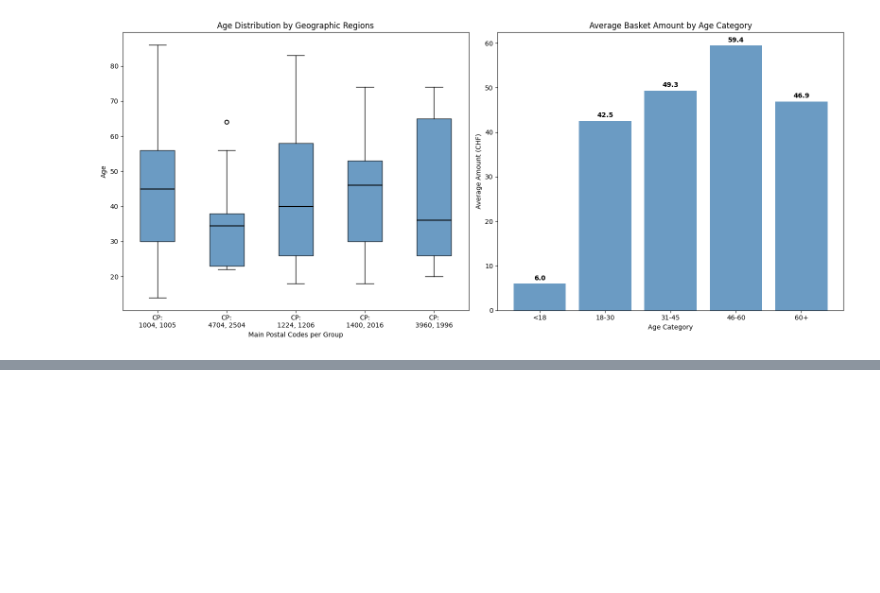
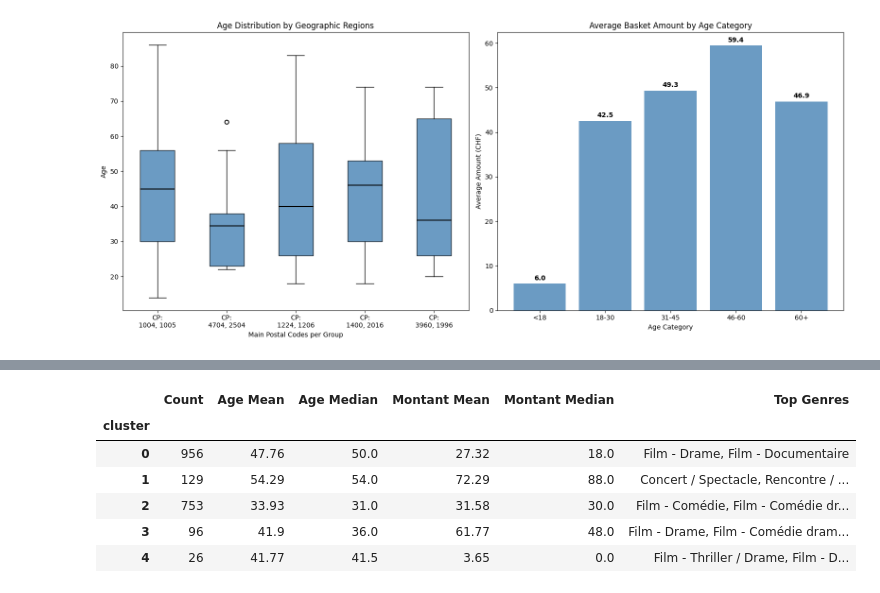
Before and after one commit to twillixa/Algorithm-in-BI, a Jupyter notebook: Main.ipynb, the cells around one changed output, grey strips where cells are left out. Drawn from its saved outputs; the diff is of its cells as text; code cells hidden in the pictures; blank space fills up the shorter version.

```diff
--- a/Main.ipynb
+++ b/Main.ipynb
@@ -551,0 +722,31 @@ Data ready: 5148 valid rows found with exact coordinates.
+# %%
+# Summary table per cluster
+summary = cluster_df.groupby("cluster").agg(
+    count=("AGE", "count"),
+    age_mean=("AGE", "mean"),
+    age_median=("AGE", "median"),
+    montant_mean=("MONTANT", "mean"),
+    montant_median=("MONTANT", "median"),
+).round(2)
+
+# Add top 2 genres per cluster
+def top_genres(row_mean, n=2):
+    # Ensure we only sort and select from genre columns
+    return ", ".join(row_mean[genre_cols].sort_values(ascending=False).head(n).index.tolist())
+
+# Calculate the mean of only the genre columns for each cluster
+genre_cluster_means = cluster_df.groupby("cluster")[genre_cols].mean()
+
+# Apply the top_genres function to the calculated means
+summary["top_genres"] = genre_cluster_means.apply(top_genres, axis=1)
+
+summary.columns = ["Count", "Age Mean", "Age Median", "Montant Mean", "Montant Median", "Top Genres"]
+display(summary)
+# %% [output]
+|  | Count | Age Mean | Age Median | Montant Mean | Montant Median | Top Genres |
+| cluster |  |  |  |  |  |  |
+| 0 | 956 | 47.76 | 50.0 | 27.32 | 18.0 | Film - Drame, Film - Documentaire |
+| 1 | 129 | 54.29 | 54.0 | 72.29 | 88.0 | Concert / Spectacle, Rencontre / ... |
+| 2 | 753 | 33.93 | 31.0 | 31.58 | 30.0 | Film - Comédie, Film - Comédie dr... |
+| 3 | 96 | 41.9 | 36.0 | 61.77 | 48.0 | Film - Drame, Film - Comédie dram... |
+| 4 | 26 | 41.77 | 41.5 | 3.65 | 0.0 | Film - Thriller / Drame, Film - D... |
```
Also changed, not shown: parts of 6 cells of this notebook.
